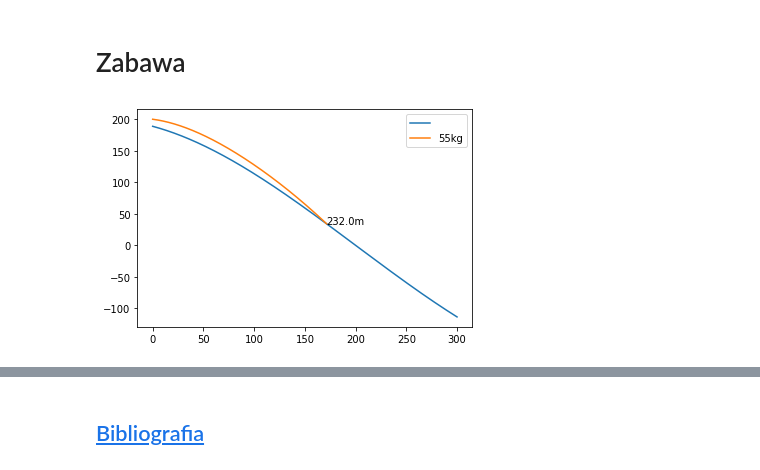
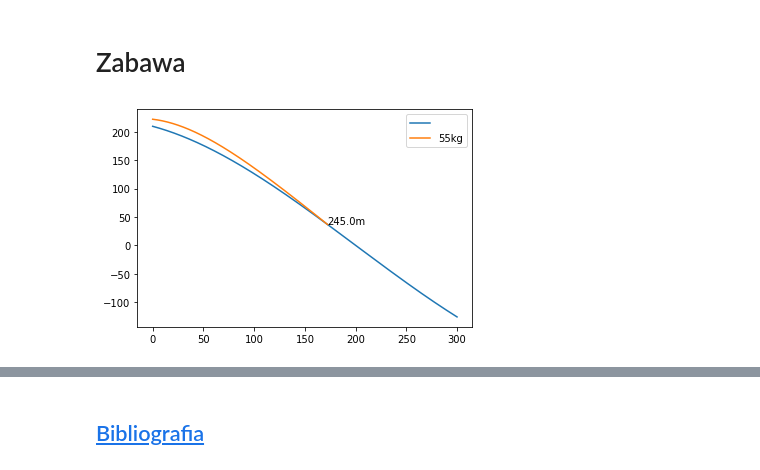
Before and after one commit to maciejratajski1999/Skoki-narciarskie, a Jupyter notebook: main.ipynb, the cells around one changed output, grey strips where cells are left out. Saved outputs shown, nothing was run; the diff lists cells and outputs as text; code cells hidden in the pictures.

```diff
--- a/main.ipynb
+++ b/main.ipynb
@@ -170,7 +168,7 @@ class Hill:
         self.length = length
         self.draw_length = self.length*1.25
         self.difference = self.draw_length - self.length
-        self.height = self.length*(self.length/200)
+        self.height = self.length*(self.length/180)
         self.modifier = ((2/3)*((self.draw_length)**2))/(self.height)
         self.angle = angle
 
@@ -321,7 +319,7 @@ Przy takich ustaleniach idealnym ustawieniem skoczka w powietrzu jest kąt nachy
 # %%
 from math import sin, cos, pi
 delta_time = 0.001
-time = numpy.arange(0,10,delta_time)
+time = numpy.arange(0,15,delta_time)
 jumper = Jumper(55)
 Cd = 0.1 / jumper.mass
 g = 9.81
@@ -412,14 +413,14 @@ okienko2.show((Jumper(mass=50),Jumper(mass=70)), cd=0.4, g=9.81, angle=0)
 # Zabawa
 # %%
 długość_skoczni = 200    # m   L na Osi Ox od do punktu K
-prędkość_początkowa = 25 # m/s
+prędkość_początkowa = 23 # m/s
 g = 9.81                 # m/s^2
-cd = 0.4
+cd = 0.20                # kg/m^3
 masa = 55                # kg
 kąt_wybicia = pi/15      # radian
-nachylenie_skoczka = pi/24 # radian
+nachylenie_skoczka = 0   # radian
 
 okienko3 = CompareJumpers(Hill(długość_skoczni, prędkość_początkowa, kąt_wybicia))
 okienko3.show([Jumper(masa)], cd, g, nachylenie_skoczka)
 # %% [output]
-[figure, old version]
+[figure, new version]
```
Also changed, not shown: parts of 10 cells of this notebook.
